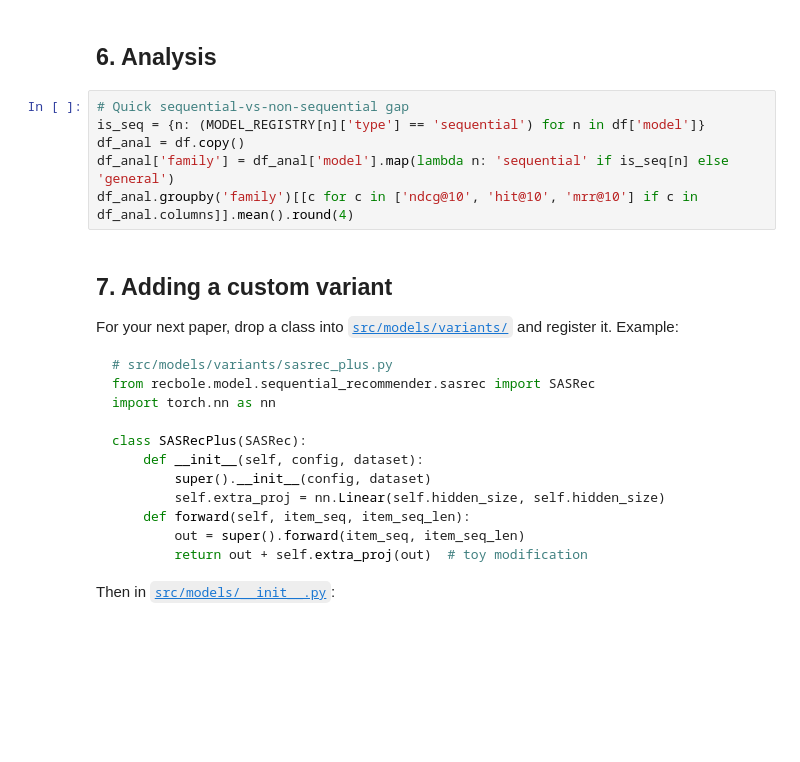
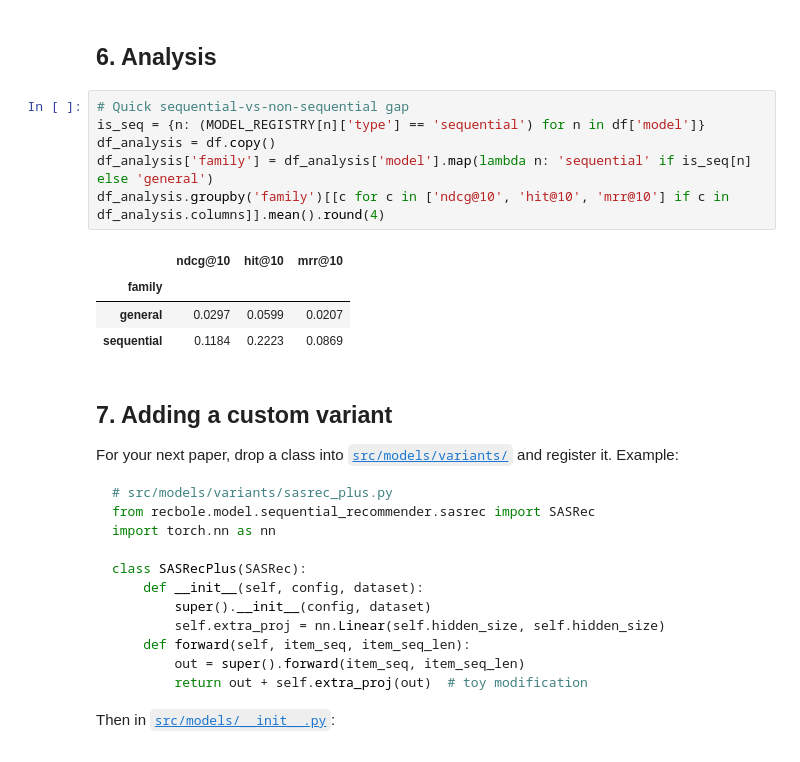
Before and after one commit to insanewarrior/rec-sys-research, a Jupyter notebook: it_takes_time/notebooks/0_movielens_1m_benchmark.ipynb, the cells around one changed output. Saved outputs shown, nothing was run; the diff lists cells and outputs as text; blank space fills up the shorter version.

```diff
--- a/it_takes_time/notebooks/0_movielens_1m_benchmark.ipynb
+++ b/it_takes_time/notebooks/0_movielens_1m_benchmark.ipynb
@@ -175,9 +195,14 @@ topk.head(15)
 # %%
 # Quick sequential-vs-non-sequential gap
 is_seq = {n: (MODEL_REGISTRY[n]['type'] == 'sequential') for n in df['model']}
-df_anal = df.copy()
-df_anal['family'] = df_anal['model'].map(lambda n: 'sequential' if is_seq[n] else 'general')
-df_anal.groupby('family')[[c for c in ['ndcg@10', 'hit@10', 'mrr@10'] if c in df_anal.columns]].mean().round(4)
+df_analysis = df.copy()
+df_analysis['family'] = df_analysis['model'].map(lambda n: 'sequential' if is_seq[n] else 'general')
+df_analysis.groupby('family')[[c for c in ['ndcg@10', 'hit@10', 'mrr@10'] if c in df_analysis.columns]].mean().round(4)
+# %% [output]
+|  | ndcg@10 | hit@10 | mrr@10 |
+| family |  |  |  |
+| general | 0.0297 | 0.0599 | 0.0207 |
+| sequential | 0.1184 | 0.2223 | 0.0869 |
 # %% [markdown]
 ## 7. Adding a custom variant
 
```
Also changed, not shown: parts of 5 cells of this notebook, 24 other files.
